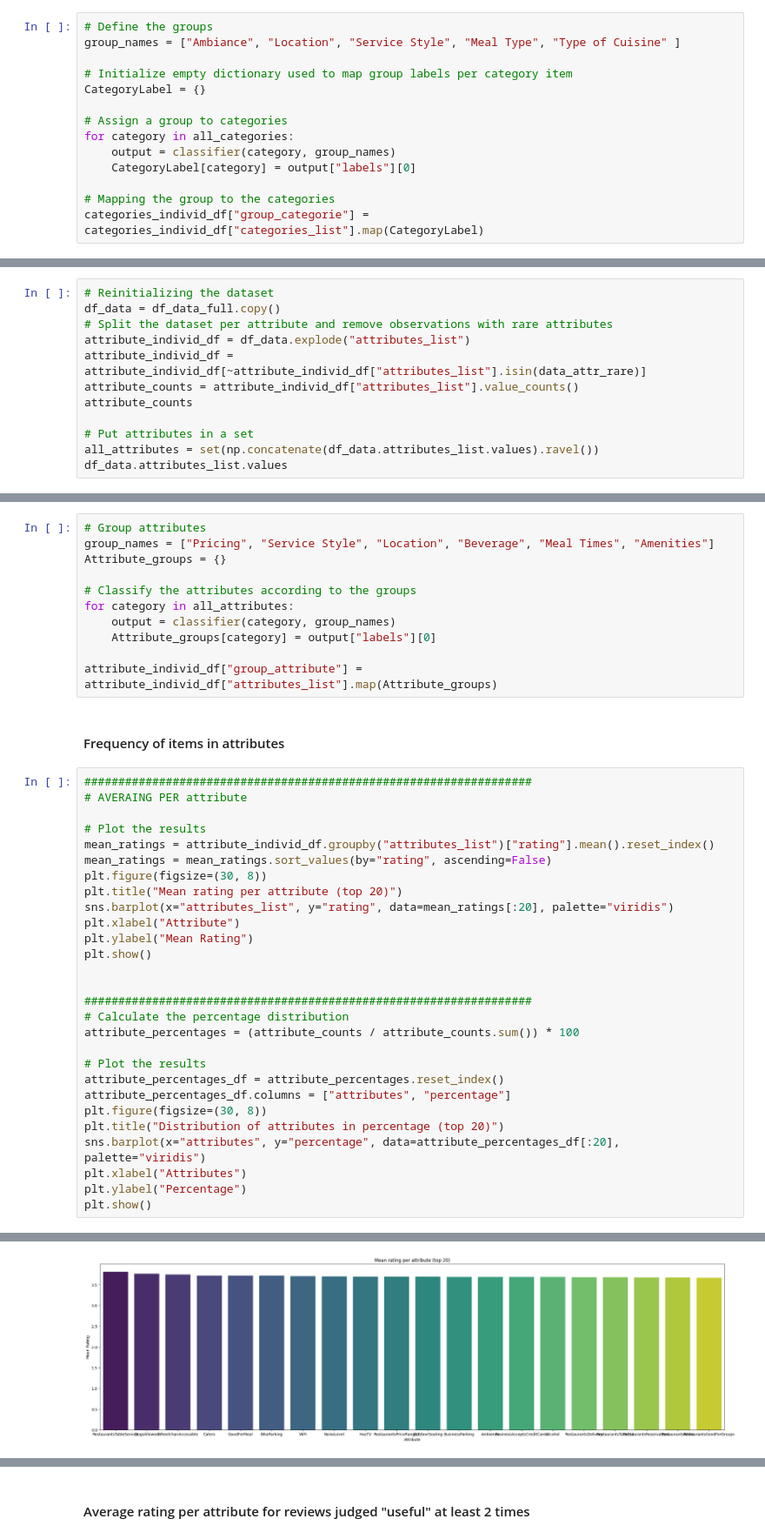
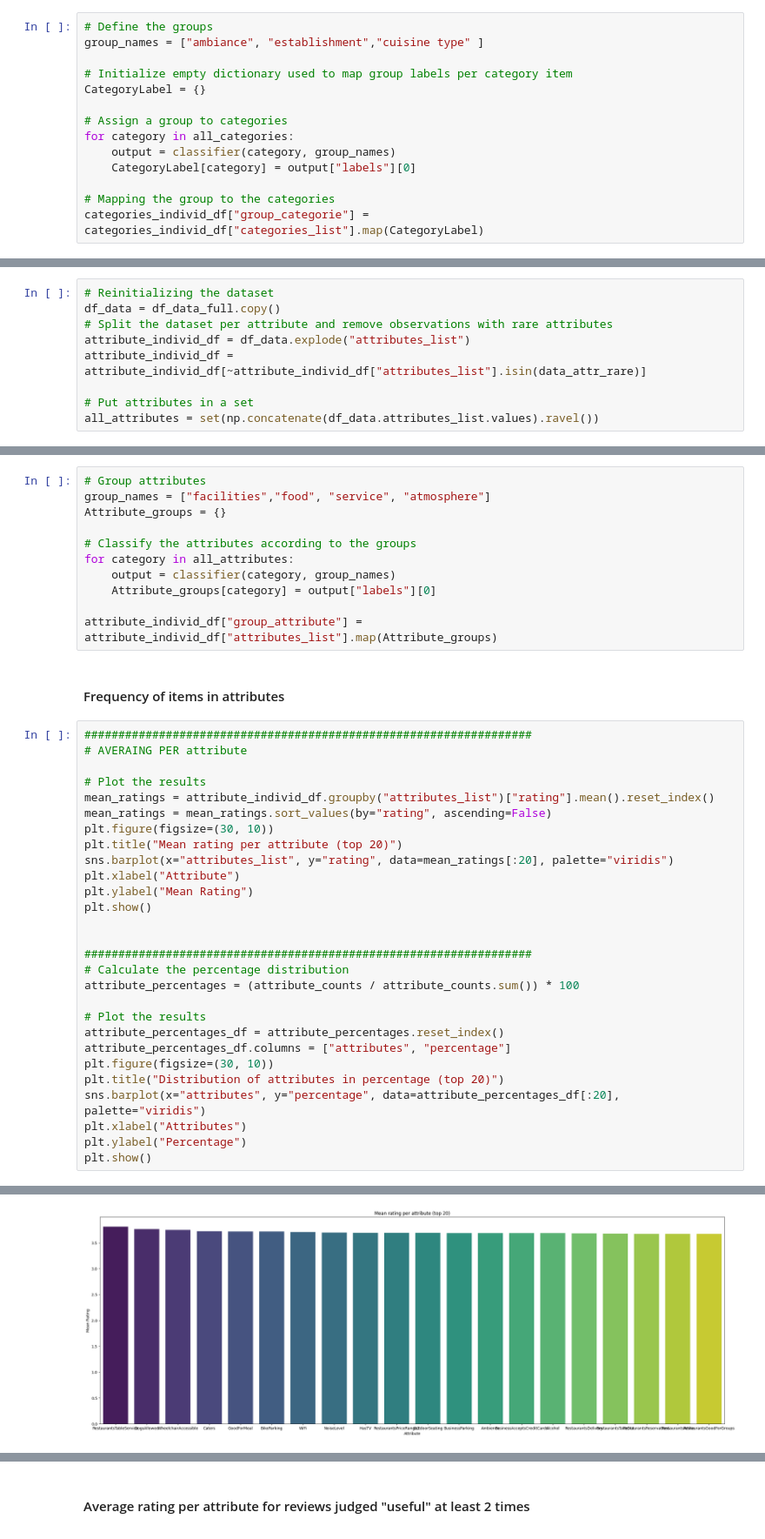
Before and after one commit to Kamiryu/nlp-customer-review-analysis, a Jupyter notebook: task2_clean.ipynb, the cells around one changed output, grey strips where cells are left out. Shown at 87% size. Saved outputs shown, nothing was run; the diff lists cells and outputs as text.

```diff
--- a/task2_clean.ipynb
+++ b/task2_clean.ipynb
@@ -216,7 +216,7 @@ categories_individ_df = categories_individ_df[categories_individ_df["categories_
 categories_individ_df = categories_individ_df[~categories_individ_df['categories_list'].isin(data_cat_rare)]
 # %%
 # Define the groups
-group_names = ["Ambiance", "Location", "Service Style", "Meal Type", "Type of Cuisine" ]
+group_names = ["ambiance", "establishment","cuisine type" ]
 
 # Initialize empty dictionary used to map group labels per category item
 CategoryLabel = {}
@@ -392,9 +408,6 @@ df_data = df_data_full.copy()
 # Split the dataset per attribute and remove observations with rare attributes
 attribute_individ_df = df_data.explode("attributes_list")
 attribute_individ_df = attribute_individ_df[~attribute_individ_df["attributes_list"].isin(data_attr_rare)]
-attribute_counts = attribute_individ_df["attributes_list"].value_counts()
-attribute_counts
 
 # Put attributes in a set
 all_attributes = set(np.concatenate(df_data.attributes_list.values).ravel())
-df_data.attributes_list.values
@@ -419,6 +414,6 @@ df_data.attributes_list.values
 # %%
 # Group attributes
-group_names = ["Pricing", "Service Style", "Location", "Beverage", "Meal Times", "Amenities"]
+group_names = ["facilities","food", "service", "atmosphere"]
 Attribute_groups = {}
 
 # Classify the attributes according to the groups
@@ -432,36 +427,36 @@ attribute_individ_df["group_attribute"] = attribute_individ_df["attributes_list"
 # %%
 ##################################################################
 # AVERAING PER attribute
 
 # Plot the results
 mean_ratings = attribute_individ_df.groupby("attributes_list")["rating"].mean().reset_index()
 mean_ratings = mean_ratings.sort_values(by="rating", ascending=False)
-plt.figure(figsize=(30, 8))
+plt.figure(figsize=(30, 10))
 plt.title("Mean rating per attribute (top 20)")
 sns.barplot(x="attributes_list", y="rating", data=mean_ratings[:20], palette="viridis")
 plt.xlabel("Attribute")
 plt.ylabel("Mean Rating")
 plt.show()
 
 
 ##################################################################
 # Calculate the percentage distribution
 attribute_percentages = (attribute_counts / attribute_counts.sum()) * 100
 
 # Plot the results
 attribute_percentages_df = attribute_percentages.reset_index()
 attribute_percentages_df.columns = ["attributes", "percentage"]
-plt.figure(figsize=(30, 8))
+plt.figure(figsize=(30, 10))
 plt.title("Distribution of attributes in percentage (top 20)")
 sns.barplot(x="attributes", y="percentage", data=attribute_percentages_df[:20], palette="viridis")
 plt.xlabel("Attributes")
 plt.ylabel("Percentage")
 plt.show()
 # %% [output]
 Passing `palette` without assigning `hue` is deprecated and will be removed in v0.14.0. Assign the `x` variable to `hue` and set `legend=False` for the same effect.
 
   sns.barplot(x="attributes_list", y="rating", data=mean_ratings[:20], palette="viridis")
-[figure, old version]
+[figure, new version]
 Passing `palette` without assigning `hue` is deprecated and will be removed in v0.14.0. Assign the `x` variable to `hue` and set `legend=False` for the same effect.
 
   sns.barplot(x="attributes", y="percentage", data=attribute_percentages_df[:20], palette="viridis")
```
Also changed, not shown: parts of 21 cells of this notebook.
